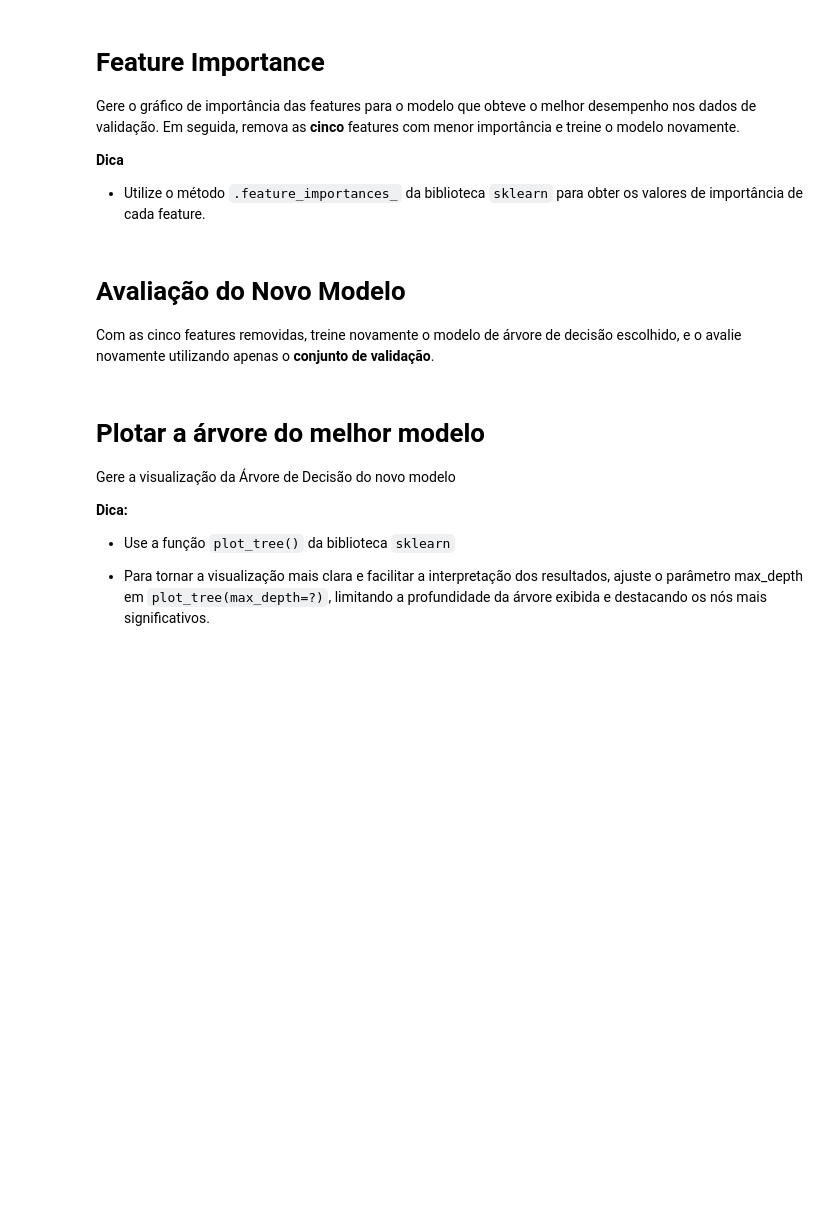
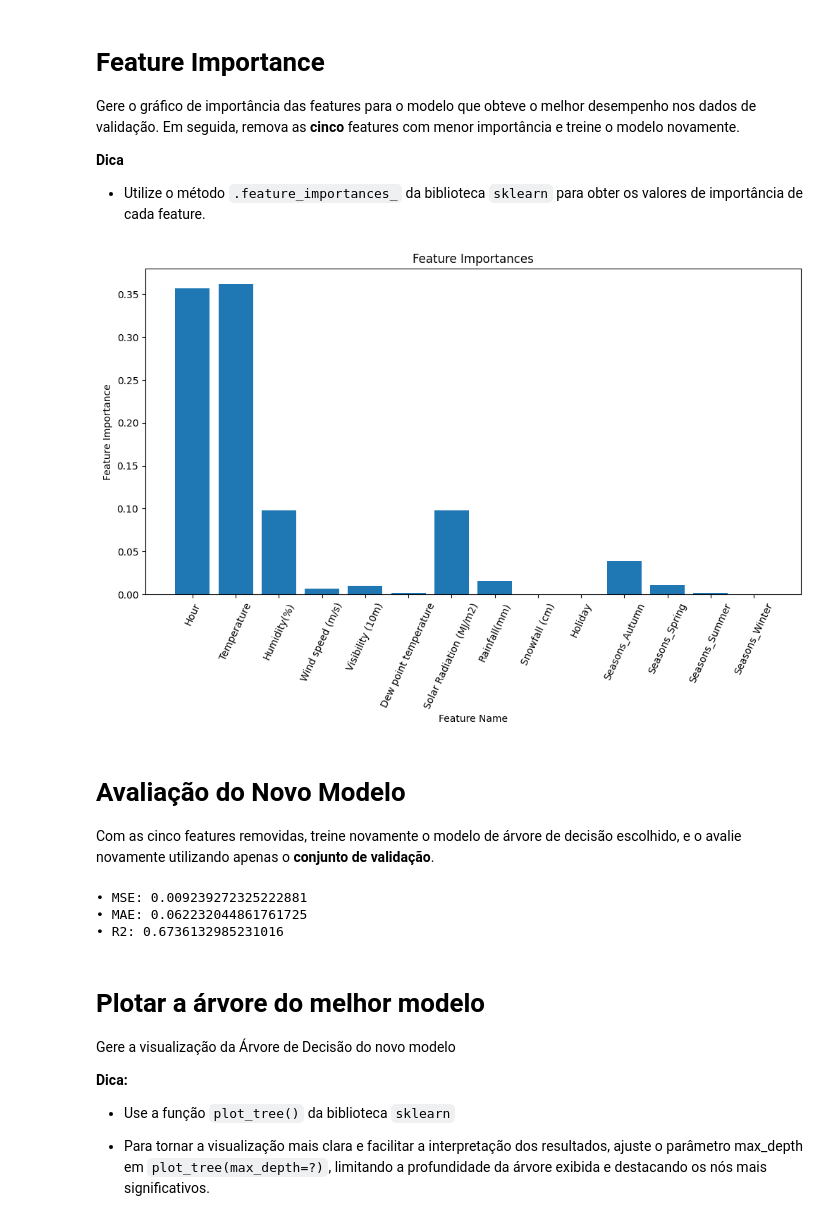
Before and after one commit to Mr-Barros/ENG4502, a Jupyter notebook: Assignment6/Notebook_ArvoreDecisao_KNN_Regressao.ipynb, the cells around one changed output. Drawn from its saved outputs; the diff is of its cells as text; code cells hidden in the pictures; blank space fills up the shorter version.

```diff
--- a/Assignment6/Notebook_ArvoreDecisao_KNN_Regressao.ipynb
+++ b/Assignment6/Notebook_ArvoreDecisao_KNN_Regressao.ipynb
@@ -42,3 +52,7 @@ Este dataset contém informações sobre o uso de bicicletas de aluguel em cidad
 **Dicas:**
 
 * Certifique-se que os arquivos a serem lidos estão carregados na sua sessão do Colab, ou em um drive previamente montado, e ajuste o comando para incluir todo o caminho até cada um dos arquivos a serem lidos.
+# %%
+path = 'SeoulBikeData.csv'
+df = pd.read_csv(path)
+df.head()
@@ -64,6 +162,12 @@ Dicas:
 - Fixe a semente de geração de dados aleatórios, utilize o comando `np.random.seed(escolha um número)`, antes de executar qualquer célula de comando que possa variar de valor resultante toda vez que for executada.
 
 - Para fazer a divisão de treino, validação, teste use a função `train_test_split()`
+# %%
+np.random.seed(42)
+X = df.drop('Rented Bike Count', axis=1)
+y = df['Rented Bike Count']
+X_train, X_temp, y_train, y_temp = train_test_split(X, y, test_size=0.70)
+X_val, X_test, y_val, y_test = train_test_split(X_temp, y_temp, test_size=0.5)
 # %% [markdown]
 # **Treine e Teste o Modelo de Árvore de Decisão**
 
@@ -72,6 +176,20 @@ Treinar três versões diferentes do modelo de Árvore de Decisão utilizando va
 **Dica:**
 
 - Busque pela função `DecisionTreeRegressor(max_depth=?)` da biblioteca scikitlearn
+# %%
+depths = [3, 6, 9]
+trees = []
+
+for depth in depths:
+    regressor = DecisionTreeRegressor(max_depth=depth)
+    regressor.fit(X_train, y_train)
+    y_val_pred = regressor.predict(X_val)
+
+    trees.append({
+        'model': regressor,
+        'depth': depth,
+        'pred': y_val_pred
+    })
 # %% [markdown]
 # **Avaliação do Modelo**
 
@@ -88,3 +231,16 @@ Gere o gráfico de importância das features para o modelo que obteve o melhor d
 **Dica**
 
 - Utilize o método `.feature_importances_` da biblioteca `sklearn` para obter os valores de importância de cada feature.
+# %%
+best_model = trees[1]['model']
+
+plt.figure(figsize=(12, 6))
+plt.bar(X.columns, best_model.feature_importances_)
+
+plt.xticks(rotation=65)
+plt.xlabel('Feature Name')
+plt.ylabel('Feature Importance')
+plt.title('Feature Importances')
+plt.show()
+# %% [output]
+[figure, added]
@@ -92,6 +254,24 @@ Gere o gráfico de importância das features para o modelo que obteve o melhor d
 # **Avaliação do Novo Modelo**
 
 Com as cinco features removidas, treine novamente o modelo de árvore de decisão escolhido, e o avalie novamente utilizando apenas o **conjunto de validação**.
+# %%
+depth = 6
+regressor = DecisionTreeRegressor(max_depth=depth)
+
+regressor.fit(X_train, y_train)
+y_val_pred = regressor.predict(X_val)
+
+mse = mean_squared_error(y_val, y_val_pred)
+mae = mean_absolute_error(y_val, y_val_pred)
+r2 = r2_score(y_val, y_val_pred)
+
+print(f'• MSE: {mse}')
+print(f'• MAE: {mae}')
+print(f'• R2: {r2}')
+# %% [output]
+• MSE: 0.009239272325222881
+• MAE: 0.062232044861761725
+• R2: 0.6736132985231016
 # %% [markdown]
 # **Plotar a árvore do melhor modelo**
 
```
Also changed, not shown: parts of 19 cells of this notebook, 4 other files.
